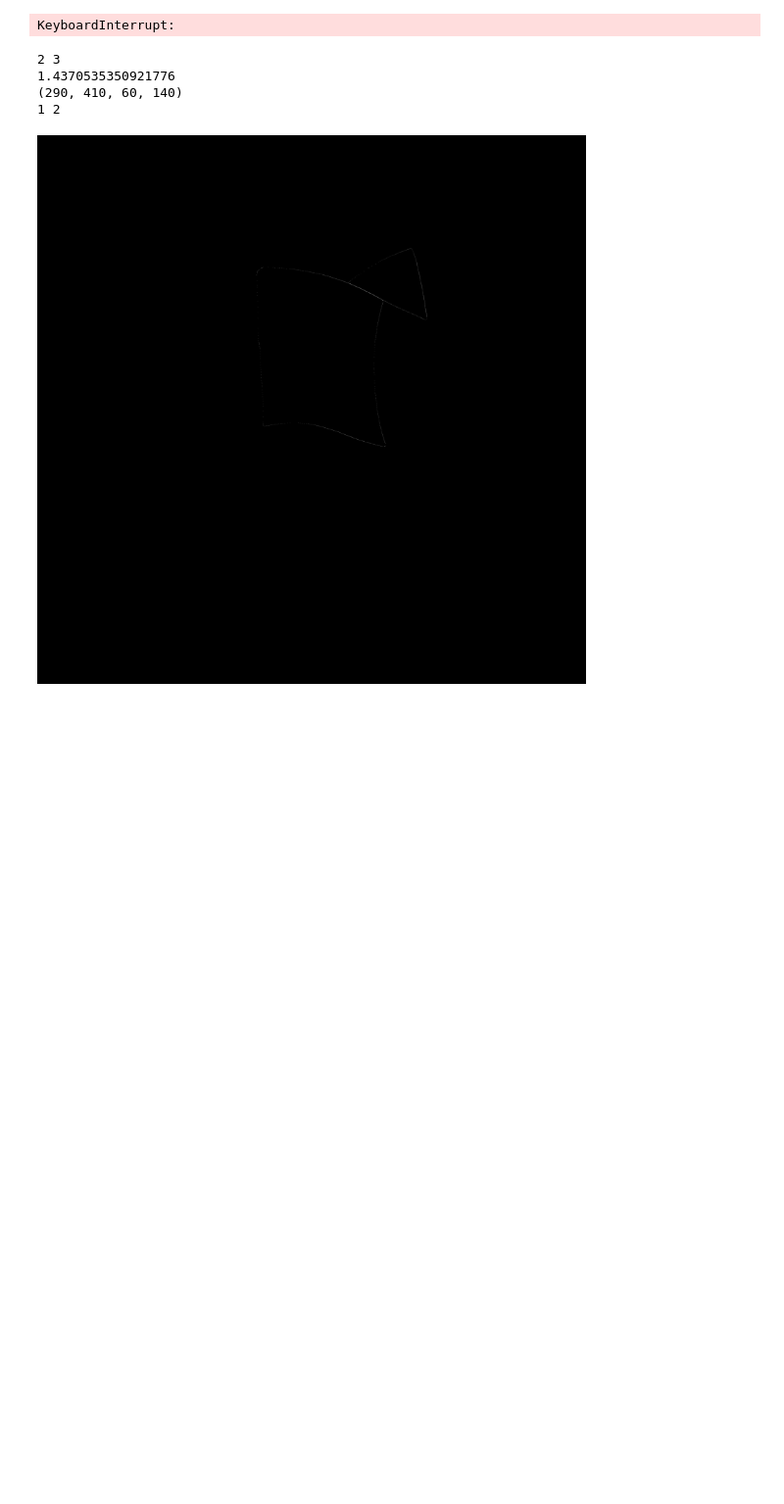
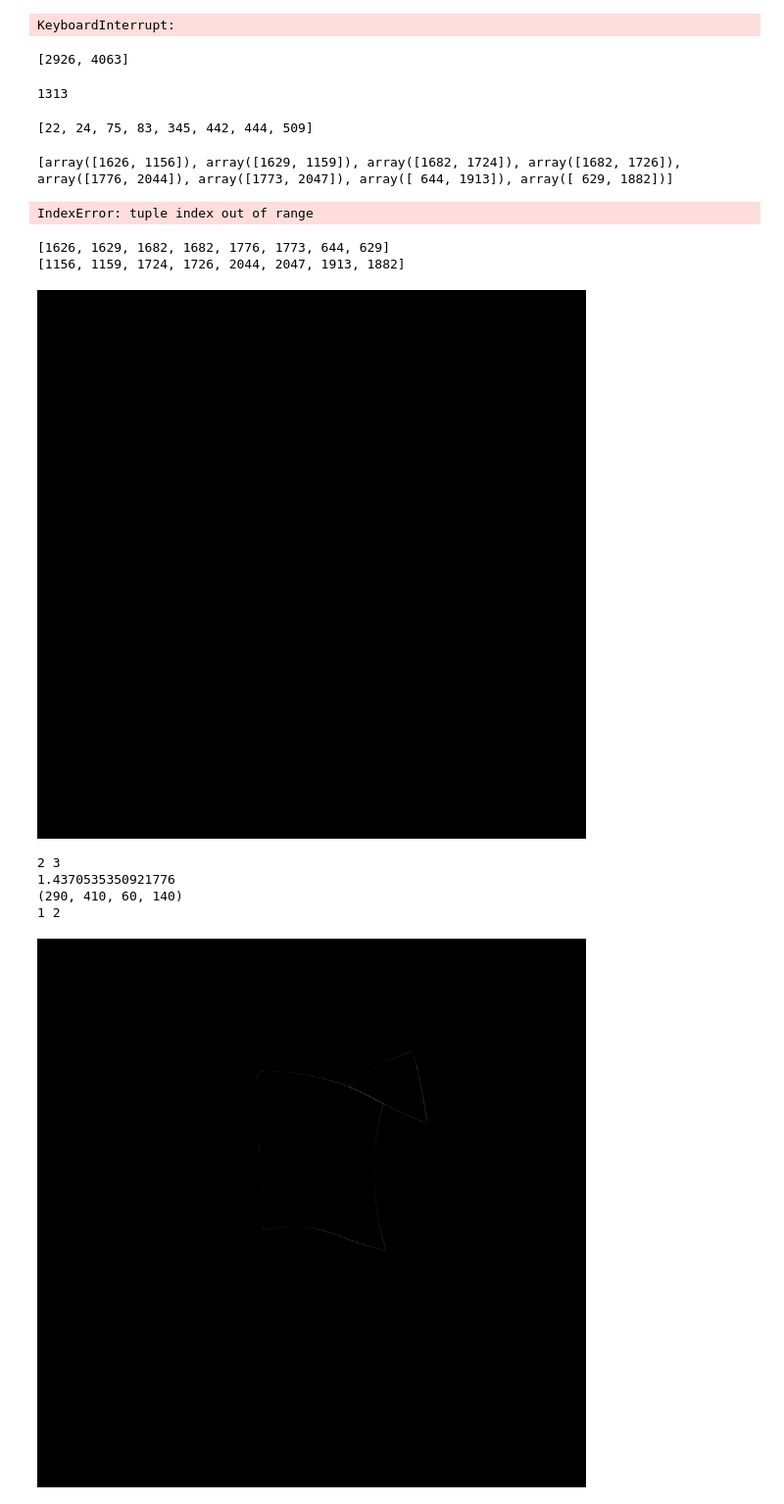
Before and after one commit to Totti00/VA_Project, a Jupyter notebook: VA_project.ipynb, the cells around one changed output. Shown at 98% size. Drawn from its saved outputs; the diff is of its cells as text; code cells hidden in the pictures; blank space fills up the shorter version.

Commit message:
attempt with whole edges

```diff
--- a/VA_project.ipynb
+++ b/VA_project.ipynb
@@ -393,7 +393,7 @@ def get_angle(a, b, c):
 def get_cosine_angle(a, b, c):
   ba = a - b
   bc = c - b
-  return round(np.dot(ba, bc) / (np.linalg.norm(ba) * np.linalg.norm(bc)), 10)
+  return round(np.dot(ba, bc) / (((np.linalg.norm(ba) * np.linalg.norm(bc)) + 0.000000001)), 10)
 
 def eval_match(edge1, edge2):
   arr1 = edge1.copy()
@@ -939,0 +1029,20 @@ KeyboardInterrupt:
+# %%
+find_corners(contours[1])
+# %% [output]
+[2926, 4063]
+# %%
+prova = contours_simplifier(contours[2].copy())[::-1]
+len(prova)
+# %% [output]
+1313
+# %%
+find_corners(contours_simplifier(contours[3]))
+# %% [output]
+[22, 24, 75, 83, 345, 442, 444, 509]
+# %%
+score, coords = match_long_edges(contours[2], contours[3])   #1, 3, 400
+print(score)
+print(coords)
+# %% [output]
+[array([1626, 1156]), array([1629, 1159]), array([1682, 1724]), array([1682, 1726]), array([1776, 2044]), array([1773, 2047]), array([ 644, 1913]), array([ 629, 1882])]
+IndexError: tuple index out of range
@@ -940,3 +1054,17 @@ KeyboardInterrupt:
+# %%
+seg_edge = np.zeros((4016, 4016))
+corners = find_corners(contours_simplifier(contours[2].copy()))
+simple = contours_simplifier(contours[2].copy())
+x_coords = [simple[x][0] for x in corners]
+y_coords = [simple[x][1] for x in corners]
+print(x_coords)
+print(y_coords)
+seg_edge[x_coords, y_coords] = 255
+cv2_imshow(seg_edge)
+# %% [output]
+[1626, 1629, 1682, 1682, 1776, 1773, 644, 629]
+[1156, 1159, 1724, 1726, 2044, 2047, 1913, 1882]
+[figure, added]
 # %%
 def test_multiple_match():
   min_distance = 100
```
Also changed, not shown: parts of 5 cells of this notebook.
